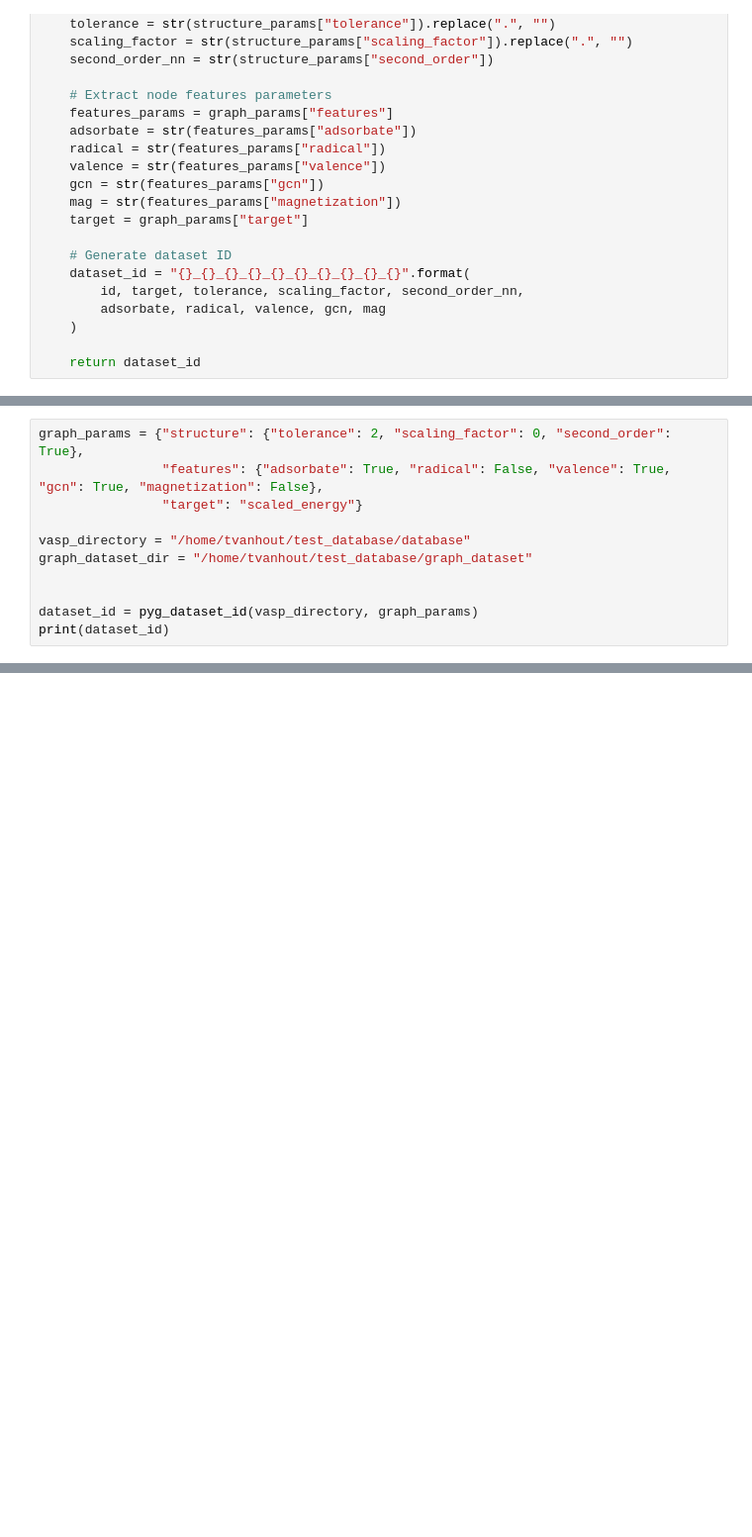
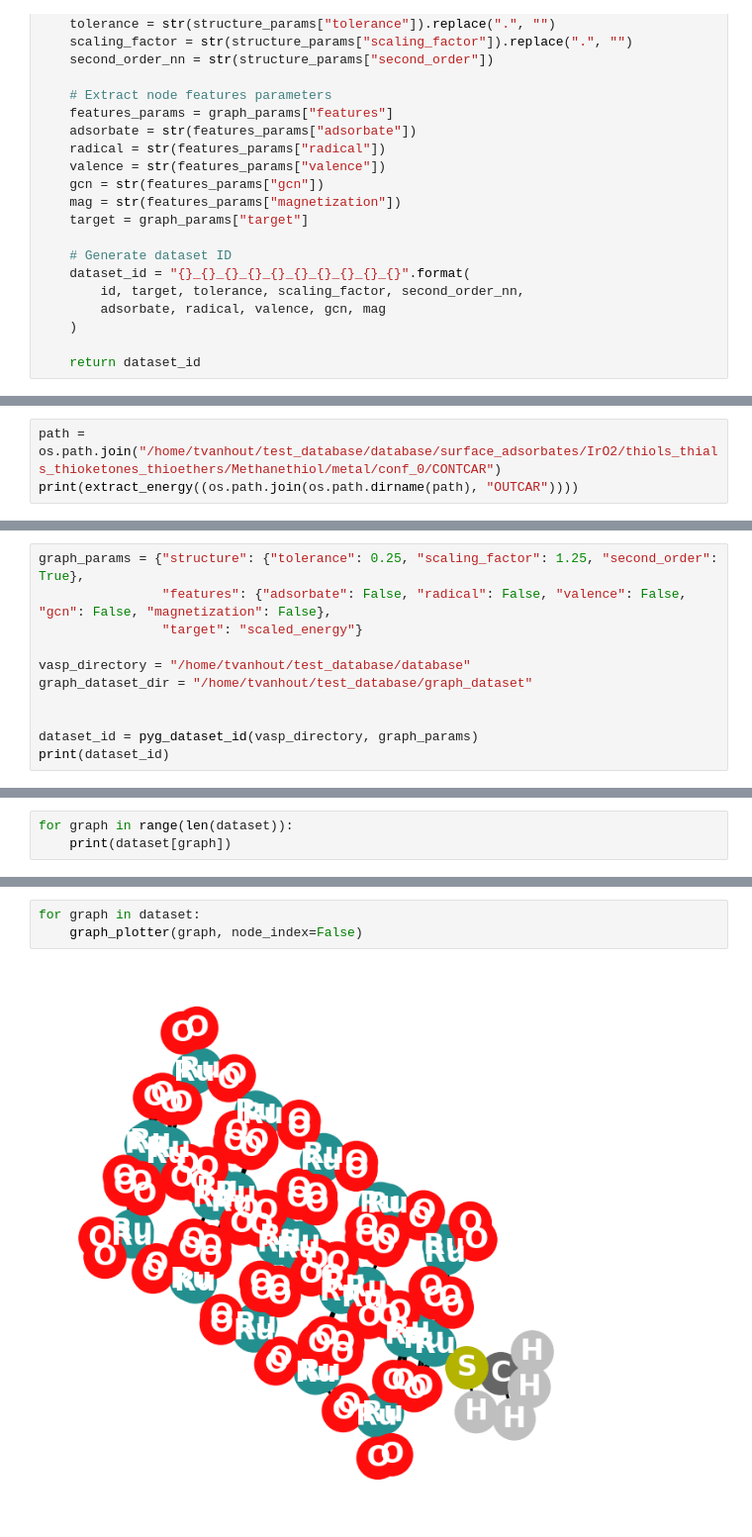
Before and after one commit to LopezGroup-ICIQ/oxides_ML, a Jupyter notebook: notebooks/test.ipynb, the cells around one changed output, grey strips where cells are left out. Shown: that part at 99% size. Cells and saved outputs as stored; diff of their text form; blank space fills up the shorter version.

Commit message:
Generated initial graph representation and start of assigning metadata

```diff
--- a/notebooks/test.ipynb
+++ b/notebooks/test.ipynb
@@ -61,0 +362,3 @@ def pyg_dataset_id(vasp_directory: str,
+# %%
+path = os.path.join("/home/tvanhout/test_database/database/surface_adsorbates/IrO2/thiols_thials_thioketones_thioethers/Methanethiol/metal/conf_0/CONTCAR")
+print(extract_energy((os.path.join(os.path.dirname(path), "OUTCAR"))))
@@ -272,6 +611,6 @@ class OxidesGraphDataset(InMemoryDataset):
 # %%
-graph_params = {"structure": {"tolerance": 2, "scaling_factor": 0, "second_order": True},
-                "features": {"adsorbate": True, "radical": False, "valence": True, "gcn": True, "magnetization": False},
+graph_params = {"structure": {"tolerance": 0.25, "scaling_factor": 1.25, "second_order": True},
+                "features": {"adsorbate": False, "radical": False, "valence": False, "gcn": False, "magnetization": False},
                 "target": "scaled_energy"}
 
 vasp_directory = "/home/tvanhout/test_database/database"
@@ -308,0 +629,3 @@ Done!
+# %%
+for graph in range(len(dataset)):
+    print(dataset[graph])
@@ -308,0 +664,5 @@ Done!
+# %%
+for graph in dataset:
+    graph_plotter(graph, node_index=False)
+# %% [output]
+[figure, added]
```
Also changed, not shown: parts of 11 cells of this notebook, 3 other files.
